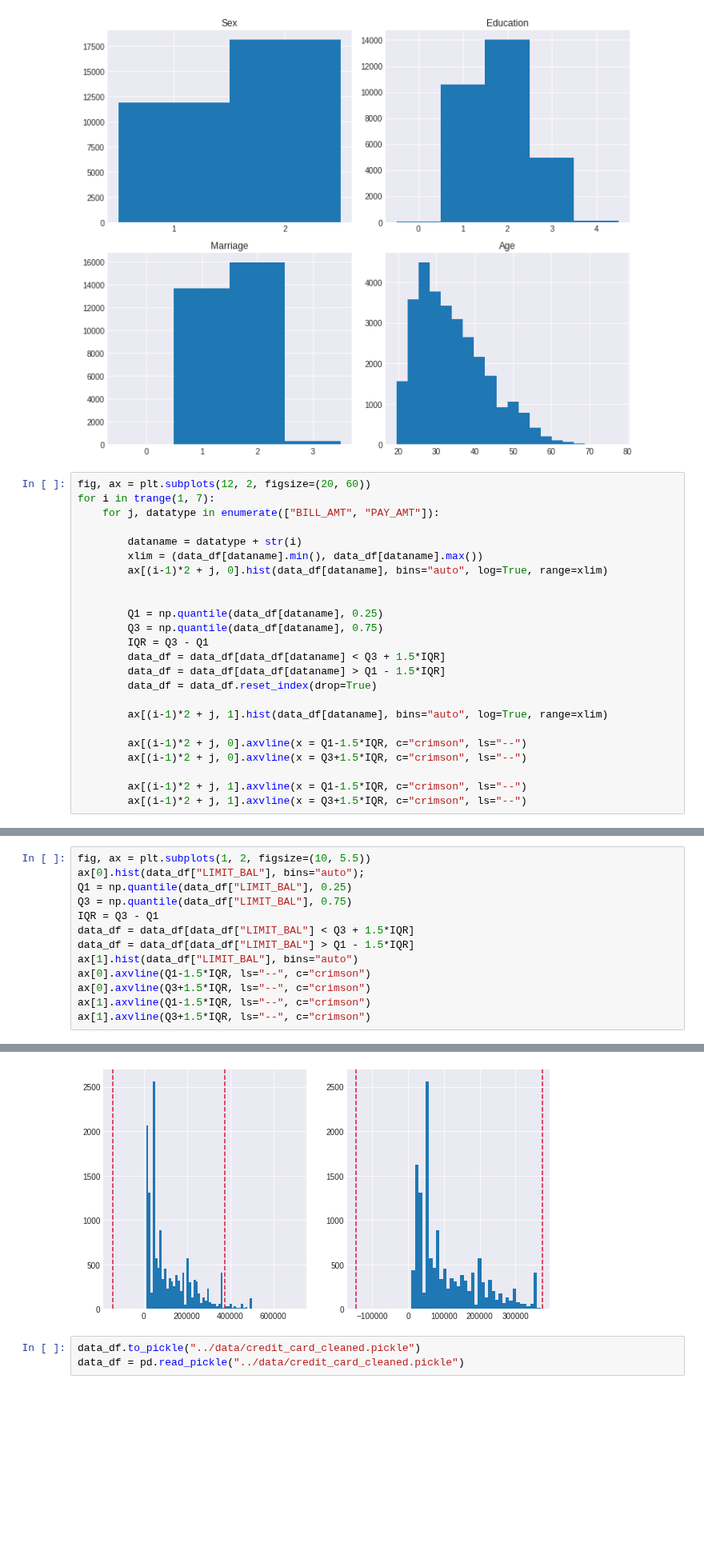
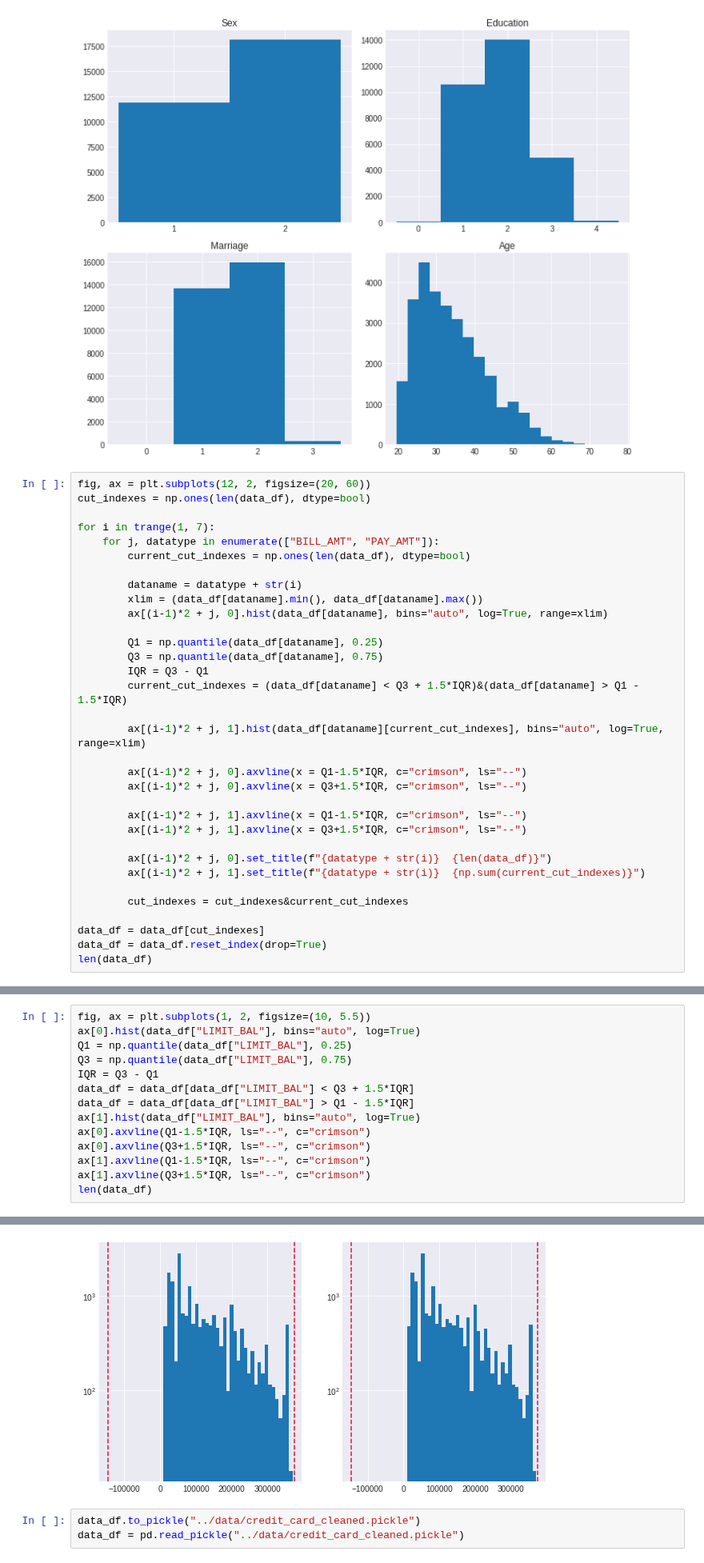
Before and after one commit to asdfbat/FYS-STK4155, a Jupyter notebook: Project2/src/credit_card_dataclean.ipynb, the cells around one changed output, grey strips where cells are left out. Shown at 80% size. Cells and saved outputs as stored; diff of their text form; blank space fills up the shorter version.

Commit message:
Fixes to data cleaning

```diff
--- a/Project2/src/credit_card_dataclean.ipynb
+++ b/Project2/src/credit_card_dataclean.ipynb
@@ -56,26 +56,35 @@ plt.tight_layout()
 [figure]
 # %%
 fig, ax = plt.subplots(12, 2, figsize=(20, 60))
+cut_indexes = np.ones(len(data_df), dtype=bool)
+
 for i in trange(1, 7):
     for j, datatype in enumerate(["BILL_AMT", "PAY_AMT"]):
+        current_cut_indexes = np.ones(len(data_df), dtype=bool)
 
         dataname = datatype + str(i)
         xlim = (data_df[dataname].min(), data_df[dataname].max())
         ax[(i-1)*2 + j, 0].hist(data_df[dataname], bins="auto", log=True, range=xlim)
 
-
         Q1 = np.quantile(data_df[dataname], 0.25)
         Q3 = np.quantile(data_df[dataname], 0.75)
         IQR = Q3 - Q1
-        data_df = data_df[data_df[dataname] < Q3 + 1.5*IQR]
-        data_df = data_df[data_df[dataname] > Q1 - 1.5*IQR]
-        data_df = data_df.reset_index(drop=True)
+        current_cut_indexes = (data_df[dataname] < Q3 + 1.5*IQR)&(data_df[dataname] > Q1 - 1.5*IQR)
 
-        ax[(i-1)*2 + j, 1].hist(data_df[dataname], bins="auto", log=True, range=xlim)
+        ax[(i-1)*2 + j, 1].hist(data_df[dataname][current_cut_indexes], bins="auto", log=True, range=xlim)
 
         ax[(i-1)*2 + j, 0].axvline(x = Q1-1.5*IQR, c="crimson", ls="--")
         ax[(i-1)*2 + j, 0].axvline(x = Q3+1.5*IQR, c="crimson", ls="--")
 
         ax[(i-1)*2 + j, 1].axvline(x = Q1-1.5*IQR, c="crimson", ls="--")
         ax[(i-1)*2 + j, 1].axvline(x = Q3+1.5*IQR, c="crimson", ls="--")
+
+        ax[(i-1)*2 + j, 0].set_title(f"{datatype + str(i)}  {len(data_df)}")
+        ax[(i-1)*2 + j, 1].set_title(f"{datatype + str(i)}  {np.sum(current_cut_indexes)}")
+
+        cut_indexes = cut_indexes&current_cut_indexes
+
+data_df = data_df[cut_indexes]
+data_df = data_df.reset_index(drop=True)
+len(data_df)
 # %% [output]
@@ -83,14 +93,15 @@ for i in trange(1, 7):
 # %%
 fig, ax = plt.subplots(1, 2, figsize=(10, 5.5))
-ax[0].hist(data_df["LIMIT_BAL"], bins="auto");
+ax[0].hist(data_df["LIMIT_BAL"], bins="auto", log=True)
 Q1 = np.quantile(data_df["LIMIT_BAL"], 0.25)
 Q3 = np.quantile(data_df["LIMIT_BAL"], 0.75)
 IQR = Q3 - Q1
 data_df = data_df[data_df["LIMIT_BAL"] < Q3 + 1.5*IQR]
 data_df = data_df[data_df["LIMIT_BAL"] > Q1 - 1.5*IQR]
-ax[1].hist(data_df["LIMIT_BAL"], bins="auto")
+ax[1].hist(data_df["LIMIT_BAL"], bins="auto", log=True)
 ax[0].axvline(Q1-1.5*IQR, ls="--", c="crimson")
 ax[0].axvline(Q3+1.5*IQR, ls="--", c="crimson")
 ax[1].axvline(Q1-1.5*IQR, ls="--", c="crimson")
 ax[1].axvline(Q3+1.5*IQR, ls="--", c="crimson")
+len(data_df)
 # %% [output]
@@ -98,4 +109,4 @@ ax[1].axvline(Q3+1.5*IQR, ls="--", c="crimson")
-[figure, old version]
+[figure, new version]
 # %%
 data_df.to_pickle("../data/credit_card_cleaned.pickle")
 data_df = pd.read_pickle("../data/credit_card_cleaned.pickle")
```
Also changed, not shown: parts of 3 cells of this notebook.
